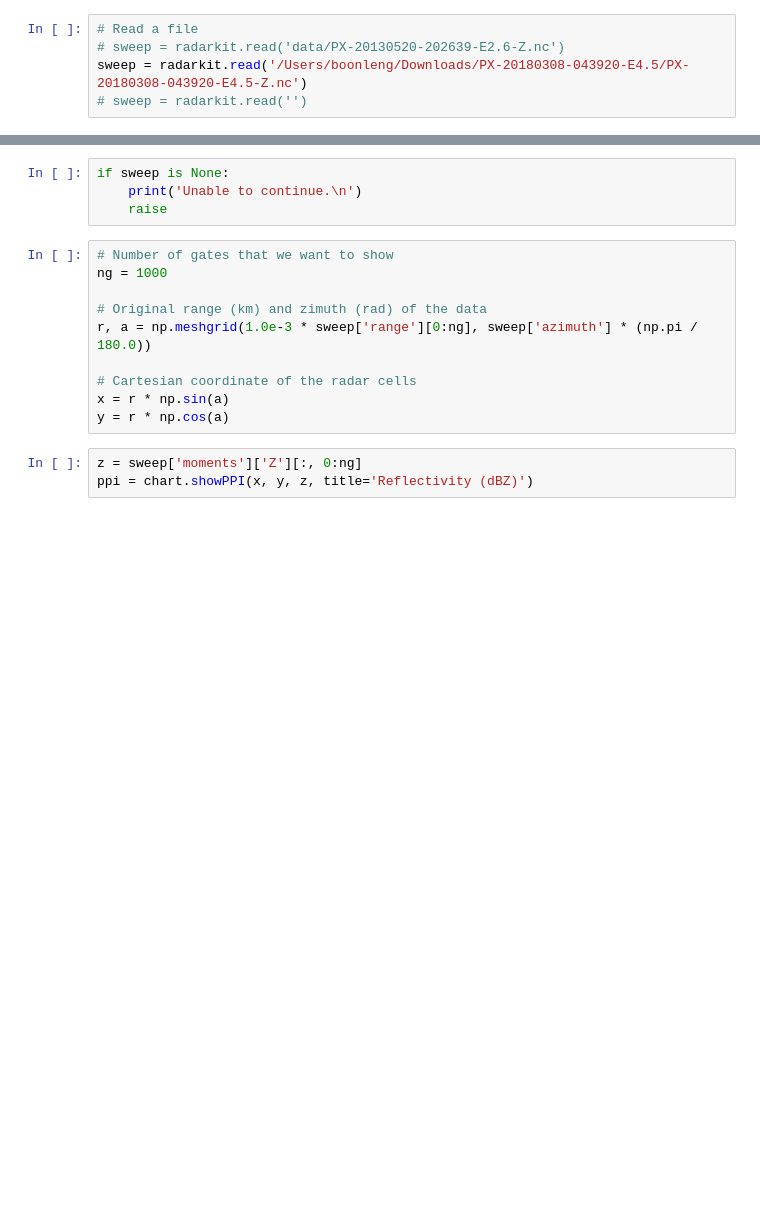
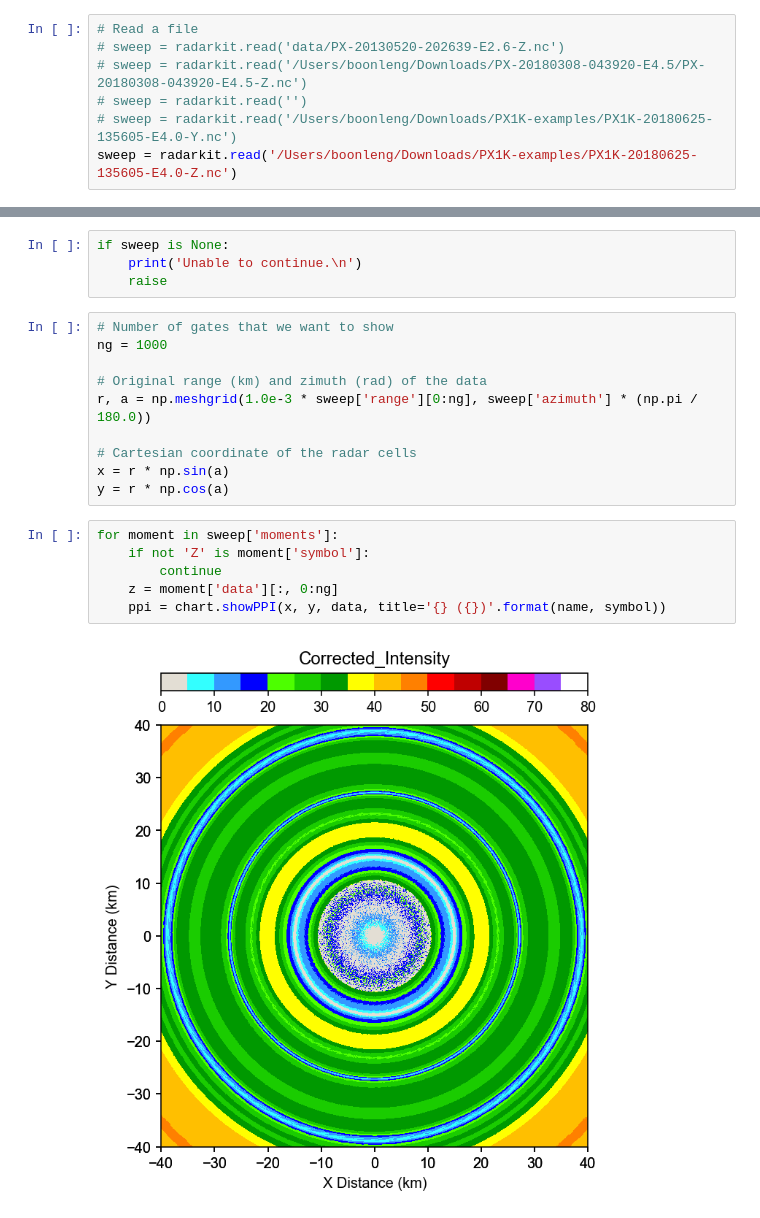
Before and after one commit to OURadar/PyRadarKit, a Jupyter notebook: Reading PX-1000 Data.ipynb, the cells around one changed output, grey strips where cells are left out. Drawn from its saved outputs; the diff is of its cells as text; blank space fills up the shorter version.

Commit message:
Data in tuple of dictionaries

```diff
--- a/Reading PX-1000 Data.ipynb
+++ b/Reading PX-1000 Data.ipynb
@@ -20,5 +20,7 @@ matplotlib.rc('text', usetex=False)
 # %%
 # Read a file
 # sweep = radarkit.read('data/PX-20130520-202639-E2.6-Z.nc')
-sweep = radarkit.read('/Users/boonleng/Downloads/PX-20180308-043920-E4.5/PX-20180308-043920-E4.5-Z.nc')
+# sweep = radarkit.read('/Users/boonleng/Downloads/PX-20180308-043920-E4.5/PX-20180308-043920-E4.5-Z.nc')
 # sweep = radarkit.read('')
+# sweep = radarkit.read('/Users/boonleng/Downloads/PX1K-examples/PX1K-20180625-135605-E4.0-Y.nc')
+sweep = radarkit.read('/Users/boonleng/Downloads/PX1K-examples/PX1K-20180625-135605-E4.0-Z.nc')
@@ -37,6 +59,11 @@ r, a = np.meshgrid(1.0e-3 * sweep['range'][0:ng], sweep['azimuth'] * (np.pi / 18
 x = r * np.sin(a)
 y = r * np.cos(a)
 # %%
-z = sweep['moments']['Z'][:, 0:ng]
-ppi = chart.showPPI(x, y, z, title='Reflectivity (dBZ)')
+for moment in sweep['moments']:
+    if not 'Z' is moment['symbol']:
+        continue
+    z = moment['data'][:, 0:ng]
+    ppi = chart.showPPI(x, y, data, title='{} ({})'.format(name, symbol))
+# %% [output]
+[figure, added]
 # %%
```
Also changed, not shown: parts of 3 cells of this notebook, 2 other files.
